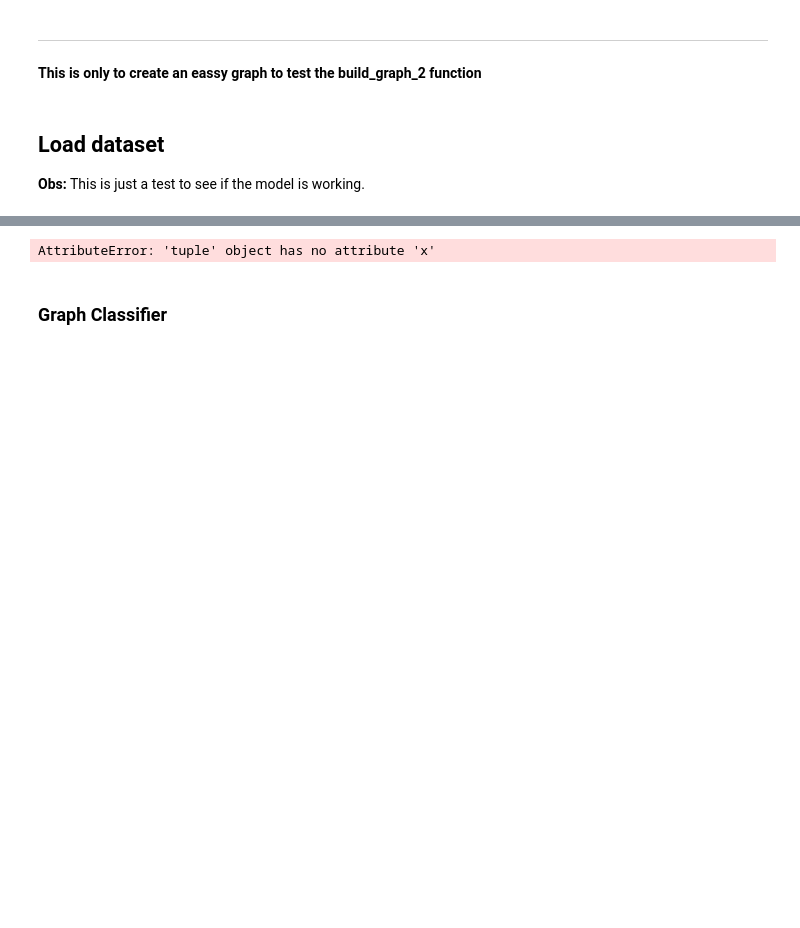
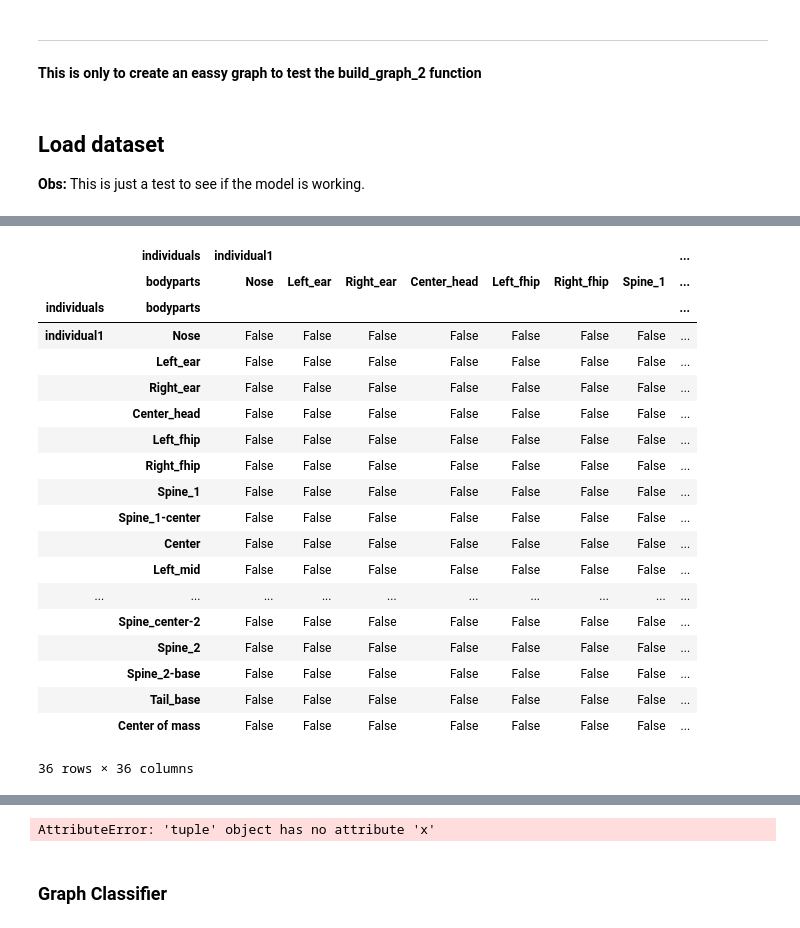
Before and after one commit to JulianAlvarezdeGiorgi/Behavioral_Tagging_of_Mice_in_multiple_Mice_setup_using_Deep_Learning, a Jupyter notebook: src/train.ipynb, the cells around one changed output, grey strips where cells are left out. Drawn from its saved outputs; the diff is of its cells as text; code cells hidden in the pictures; blank space fills up the shorter version.

```diff
--- a/src/train.ipynb
+++ b/src/train.ipynb
@@ -138,0 +124,5 @@ if False:
+# %%
+window_size = 2
+stride = 1
+
+data_dlc.coords
@@ -138,0 +137,5 @@ if False:
+# %%
+data_dlc.coords = pd.concat([pd.DataFrame(np.nan, index=range(window_size//2), columns=data_dlc.coords.columns), data_dlc.coords, pd.DataFrame(np.nan, index=range(window_size//2), columns=data_dlc.coords.columns)])
+data_dlc.coords = data_dlc.coords.reset_index(drop=True)
+
+data_dlc.coords
@@ -138,0 +189,6 @@ if False:
+# %%
+# Adjency matrix will be a multiIndex dataframe, the first level will be the individuals, and the sencond the body parts
+nodes = data_dlc.coords.drop(columns=['Tail_1', 'Tail_2', 'Tail_3', 'Tail_4', 'Tail_tip'], level=1).columns.droplevel(2).unique() # Get rid of the 'Tail' nodes
+
+# Eliminate the 'Tail_1' and 'Tail_2' nodes which are on the level 1
+nodes
@@ -138,0 +213,28 @@ if False:
+# %%
+
+spatial_adj = pd.DataFrame(index=nodes, columns=nodes)
+spatial_adj = spatial_adj.astype(bool)
+spatial_adj.loc[:,:] = False
+# %%
+spatial_adj
+# %% [output]
+|  | individuals | individual1 |  |  |  |  |  |  | ... |
+|  | bodyparts | Nose | Left_ear | Right_ear | Center_head | Left_fhip | Right_fhip | Spine_1 | ... |
+| individuals | bodyparts |  |  |  |  |  |  |  | ... |
+| individual1 | Nose | False | False | False | False | False | False | False | ... |
+|  | Left_ear | False | False | False | False | False | False | False | ... |
+|  | Right_ear | False | False | False | False | False | False | False | ... |
+|  | Center_head | False | False | False | False | False | False | False | ... |
+|  | Left_fhip | False | False | False | False | False | False | False | ... |
+|  | Right_fhip | False | False | False | False | False | False | False | ... |
+|  | Spine_1 | False | False | False | False | False | False | False | ... |
+|  | Spine_1-center | False | False | False | False | False | False | False | ... |
+|  | Center | False | False | False | False | False | False | False | ... |
+|  | Left_mid | False | False | False | False | False | False | False | ... |
+| ... | ... | ... | ... | ... | ... | ... | ... | ... | ... |
+|  | Spine_center-2 | False | False | False | False | False | False | False | ... |
+|  | Spine_2 | False | False | False | False | False | False | False | ... |
+|  | Spine_2-base | False | False | False | False | False | False | False | ... |
+|  | Tail_base | False | False | False | False | False | False | False | ... |
+|  | Center of mass | False | False | False | False | False | False | False | ... |
+36 rows × 36 columns
```
Also changed, not shown: parts of 58 cells of this notebook, 1 other file.
